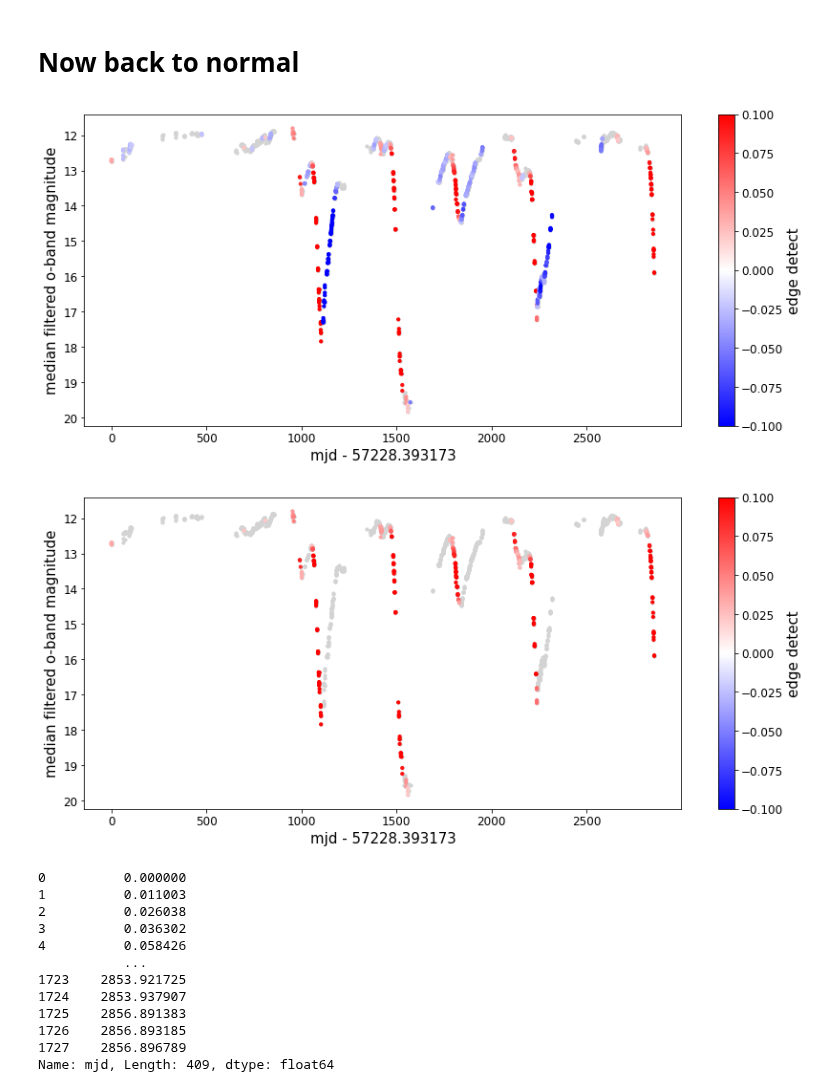
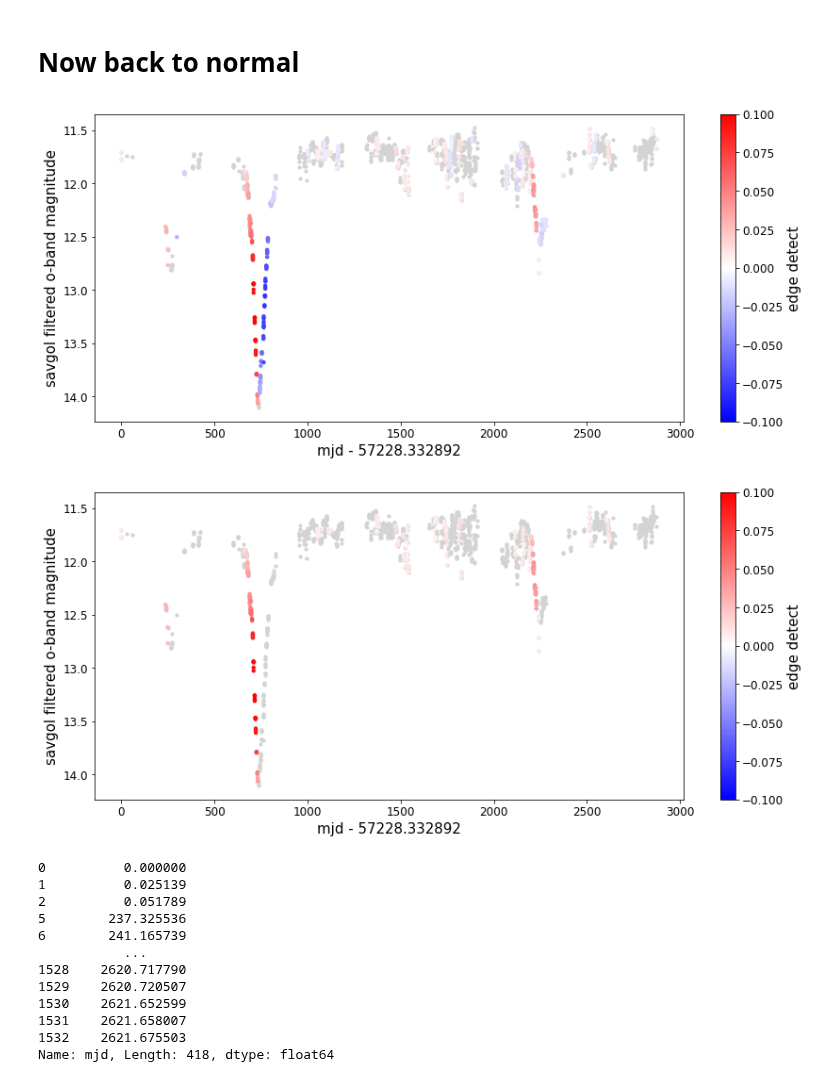
Before and after one commit to courtcraw/Notebooks, a Jupyter notebook: decline_detection.ipynb, the cells around one changed output. Drawn from its saved outputs; the diff is of its cells as text; code cells hidden in the pictures.

```diff
--- a/decline_detection.ipynb
+++ b/decline_detection.ipynb
@@ -473,9 +450,9 @@ edge_detect = sp.ndimage.convolve(median_filtered_oband['m'], [1.0, 0.0, -1.0])
 # %%
-mjd_scale = median_filtered_oband['mjd'][0]
+mjd_scale = savgol_filtered_oband['mjd'][0]
 
 
 plt.figure(figsize=(14,6))
-plt.scatter(median_filtered_oband['mjd']-mjd_scale,edge_detect,s=10)
+plt.scatter(savgol_filtered_oband['mjd']-mjd_scale,edge_detect,s=10)
 # plt.gca().invert_yaxis()
 plt.xlabel('mjd - '+str(mjd_scale))
 plt.ylabel('edge detection')
@@ -562,11 +541,12 @@ kernel = Matern(length_scale=3, nu=3/2) + WhiteKernel(noise_level=1) #+ Constant
 # %%
 # median_filtered_oband['mjd']-mjd_scale,median_filtered_oband['m']
 
-time = np.asarray(median_filtered_oband['mjd']-mjd_scale)
+time = np.asarray(savgol_filtered_oband['mjd']-mjd_scale)
 time = time.reshape(-1,1)
 # %%
 gp = gaussian_process.GaussianProcessRegressor(kernel=kernel)
-gp.fit(time, median_filtered_oband['m'])
+# gp.fit(time, savgol_filtered_oband['m']-np.min(savgol_filtered_oband['m']))
+gp.fit(time, savgol_filtered_oband['m'])
 # GaussianProcessRegressor(alpha=1e-10, copy_X_train=True,
 #                 kernel=1**2 + Matern(length_scale=2, nu=1.5) + WhiteKernel(noise_level=1),
 #                 n_restarts_optimizer=0, normalize_y=False,
@@ -657,7 +637,7 @@ gp_edgedetect_interp = sp.interpolate.interp1d(x_pred[:,0],
                                                  gp_edge_detect,
                                                  kind='slinear')
 
-gp_edges = gp_edgedetect_interp(median_filtered_oband['mjd']-mjd_scale)
+gp_edges = gp_edgedetect_interp(savgol_filtered_oband['mjd']-mjd_scale)
 # %%
 plt.figure(figsize=(14,6))
 # plt.scatter(resample_time,(new_edge_detect+3)*4,s=10)
@@ -716,23 +712,23 @@ plt.show()
 # %%
 std_dev = np.std(gp_edges)
 # std_dev
 new_mask = np.where(np.abs(gp_edges)>(std_dev*0.25),True,False)
 
 plt.figure(figsize=(14,6))
 # plt.scatter(oband['mjd'][mask]-oband['mjd'][0],(gp_edges+3)*4,s=10)
-plt.scatter(median_filtered_oband['mjd']-mjd_scale,median_filtered_oband['m'],s=10,color='lightgrey')
-plt.scatter(median_filtered_oband['mjd'][new_mask]-mjd_scale,median_filtered_oband['m'][new_mask],s=10,
+plt.scatter(savgol_filtered_oband['mjd']-mjd_scale,savgol_filtered_oband['m'],s=10,color='lightgrey')
+plt.scatter(savgol_filtered_oband['mjd'][new_mask]-mjd_scale,savgol_filtered_oband['m'][new_mask],s=10,
             c=(gp_edges[new_mask]),cmap='bwr')
 plt.gca().invert_yaxis()
 plt.xlabel('mjd - '+str(mjd_scale))
-plt.ylabel('median filtered o-band magnitude')
+plt.ylabel('savgol filtered o-band magnitude')
 plt.colorbar(label='edge detect')
 plt.clim(-0.1,0.1)
 # plt.xlim(950,1200)
 # plt.xlim(500,1000)
 plt.show()
 # %% [output]
-[figure, old version]
+[figure, new version]
 # %%
 std_dev = np.std(gp_edges)
 new_mask = np.where(np.abs(gp_edges)>(std_dev*0.25),True,False)
@@ -741,34 +737,34 @@ total_mask = new_mask & downslope_mask
 
 plt.figure(figsize=(14,6))
 # plt.scatter(oband['mjd'][mask]-oband['mjd'][0],(gp_edges+3)*4,s=10)
-plt.scatter(median_filtered_oband['mjd']-mjd_scale,median_filtered_oband['m'],s=10,color='lightgrey')
-plt.scatter(median_filtered_oband['mjd'][total_mask]-mjd_scale,median_filtered_oband['m'][total_mask],s=10,
+plt.scatter(savgol_filtered_oband['mjd']-mjd_scale,savgol_filtered_oband['m'],s=10,color='lightgrey')
+plt.scatter(savgol_filtered_oband['mjd'][total_mask]-mjd_scale,savgol_filtered_oband['m'][total_mask],s=10,
             c=(gp_edges[total_mask]),cmap='bwr')
 plt.gca().invert_yaxis()
 plt.xlabel('mjd - '+str(mjd_scale))
-plt.ylabel('median filtered o-band magnitude')
+plt.ylabel('savgol filtered o-band magnitude')
 plt.colorbar(label='edge detect')
 plt.clim(-0.1,0.1)
 # plt.xlim(950,1200)
 # plt.xlim(500,1000)
 plt.show()
 # %% [output]
-[figure, old version]
+[figure, new version]
 # %%
-print(median_filtered_oband['mjd'][total_mask]-mjd_scale)
+print(savgol_filtered_oband['mjd'][total_mask]-mjd_scale)
 # %% [output]
 0          0.000000
-1          0.011003
-2          0.026038
-3          0.036302
-4          0.058426
+1          0.025139
+2          0.051789
+5        237.325536
+6        241.165739
            ...
-1723    2853.921725
-1724    2853.937907
-1725    2856.891383
-1726    2856.893185
-1727    2856.896789
-Name: mjd, Length: 409, dtype: float64
+1528    2620.717790
+1529    2620.720507
+1530    2621.652599
+1531    2621.658007
+1532    2621.675503
+Name: mjd, Length: 418, dtype: float64
 # %%
 def find_runs(x):
     x = np.asanyarray(x)
```
Also changed, not shown: parts of 44 cells of this notebook.
